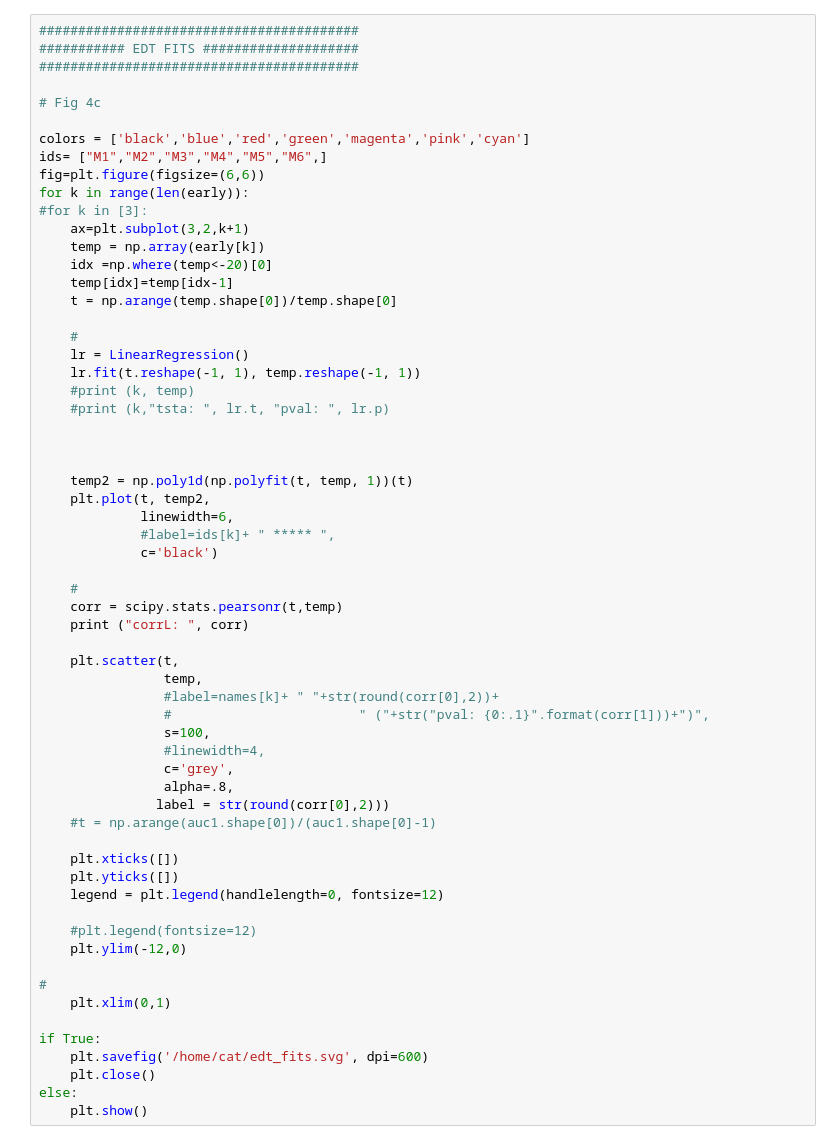
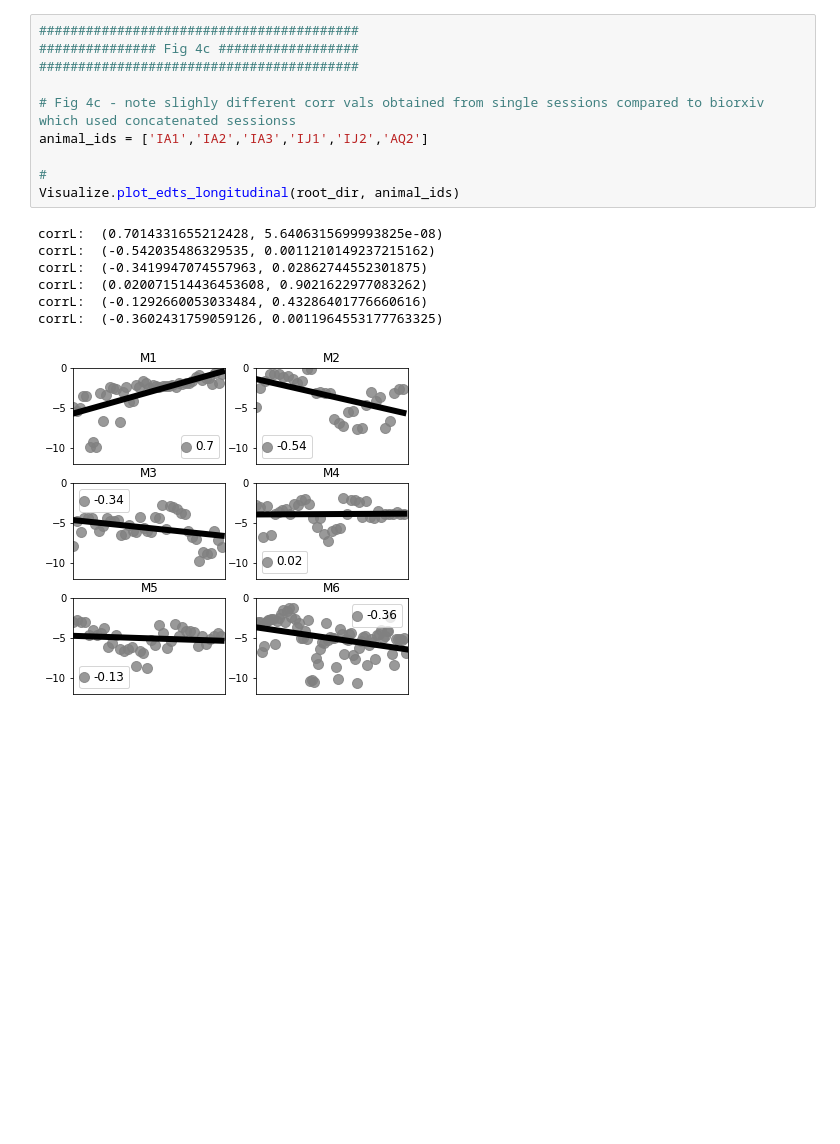
Before and after one commit to catubc/elife_self_init_paper, a Jupyter notebook: Fig4.ipynb, the cells around one changed output. Saved outputs shown, nothing was run; the diff lists cells and outputs as text; blank space fills up the shorter version.

```diff
--- a/Fig4.ipynb
+++ b/Fig4.ipynb
@@ -196,62 +38,18 @@ if True:
 # %%
 #########################################
-########### EDT FITS ####################
+############### Fig 4c ##################
 #########################################
 
-# Fig 4c
-
-colors = ['black','blue','red','green','magenta','pink','cyan']
-ids= ["M1","M2","M3","M4","M5","M6",]
-fig=plt.figure(figsize=(6,6))
-for k in range(len(early)):
-#for k in [3]:
-    ax=plt.subplot(3,2,k+1)
-    temp = np.array(early[k])
-    idx =np.where(temp<-20)[0]
-    temp[idx]=temp[idx-1]
-    t = np.arange(temp.shape[0])/temp.shape[0]
-
-    #
-    lr = LinearRegression()
-    lr.fit(t.reshape(-1, 1), temp.reshape(-1, 1))
-    #print (k, temp)
-    #print (k,"tsta: ", lr.t, "pval: ", lr.p)
-
-
-
-    temp2 = np.poly1d(np.polyfit(t, temp, 1))(t)
-    plt.plot(t, temp2,
-             linewidth=6,
-             #label=ids[k]+ " ***** ",
-             c='black')
-
-    #
-    corr = scipy.stats.pearsonr(t,temp)
-    print ("corrL: ", corr)
-
-    plt.scatter(t,
-                temp,
-                #label=names[k]+ " "+str(round(corr[0],2))+
-                #                        " ("+str("pval: {0:.1}".format(corr[1]))+")",
-                s=100,
-                #linewidth=4,
-                c='grey',
-                alpha=.8,
-               label = str(round(corr[0],2)))
-    #t = np.arange(auc1.shape[0])/(auc1.shape[0]-1)
-
-    plt.xticks([])
-    plt.yticks([])
-    legend = plt.legend(handlelength=0, fontsize=12)
-
-    #plt.legend(fontsize=12)
-    plt.ylim(-12,0)
+# Fig 4c - note slighly different corr vals obtained from single sessions compared to biorxiv which used concatenated sessionss
+animal_ids = ['IA1','IA2','IA3','IJ1','IJ2','AQ2']
 
 #
-    plt.xlim(0,1)
-
-if True:
-    plt.savefig('/home/cat/edt_fits.svg', dpi=600)
-    plt.close()
-else:
-    plt.show()
+Visualize.plot_edts_longitudinal(root_dir, animal_ids)
+# %% [output]
+corrL:  (0.7014331655212428, 5.6406315699993825e-08)
+corrL:  (-0.542035486329535, 0.0011210149237215162)
+corrL:  (-0.3419947074557963, 0.02862744552301875)
+corrL:  (0.020071514436453608, 0.9021622977083262)
+corrL:  (-0.1292660053033484, 0.43286401776660616)
+corrL:  (-0.3602431759059126, 0.0011964553177763325)
+[figure, added]
```
Also changed, not shown: parts of 10 cells of this notebook, 48 other files.
